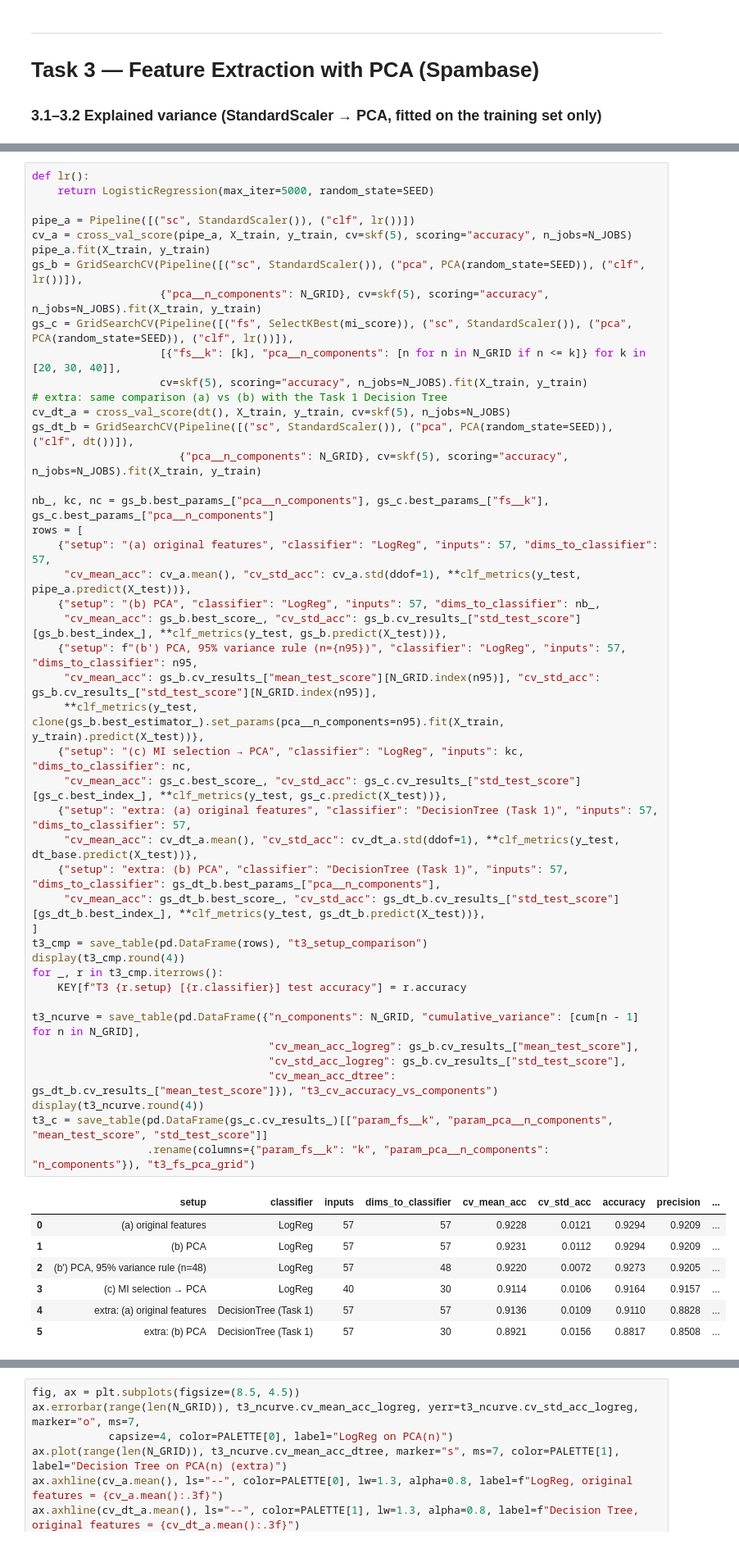
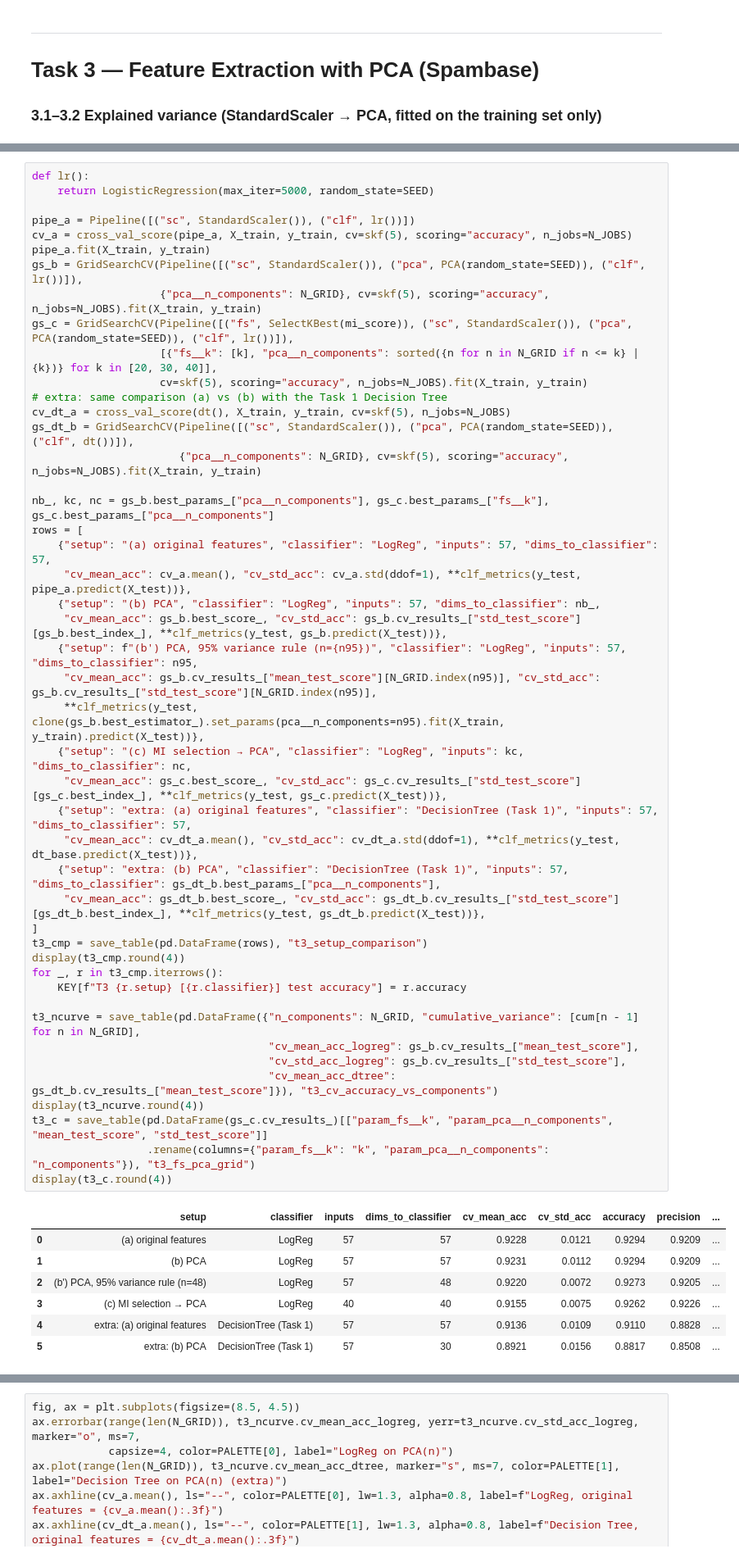
Before and after one commit to afel6/coe305-ml-project, a Jupyter notebook: notebook.ipynb, the cells around one changed output, grey strips where cells are left out. Shown at 82% size. Saved outputs shown, nothing was run; the diff lists cells and outputs as text.

```diff
--- a/notebook.ipynb
+++ b/notebook.ipynb
@@ -714,7 +765,7 @@ pipe_a.fit(X_train, y_train)
 gs_b = GridSearchCV(Pipeline([("sc", StandardScaler()), ("pca", PCA(random_state=SEED)), ("clf", lr())]),
                     {"pca__n_components": N_GRID}, cv=skf(5), scoring="accuracy", n_jobs=N_JOBS).fit(X_train, y_train)
 gs_c = GridSearchCV(Pipeline([("fs", SelectKBest(mi_score)), ("sc", StandardScaler()), ("pca", PCA(random_state=SEED)), ("clf", lr())]),
-                    [{"fs__k": [k], "pca__n_components": [n for n in N_GRID if n <= k]} for k in [20, 30, 40]],
+                    [{"fs__k": [k], "pca__n_components": sorted({n for n in N_GRID if n <= k} | {k})} for k in [20, 30, 40]],
                     cv=skf(5), scoring="accuracy", n_jobs=N_JOBS).fit(X_train, y_train)
 # extra: same comparison (a) vs (b) with the Task 1 Decision Tree
 cv_dt_a = cross_val_score(dt(), X_train, y_train, cv=skf(5), n_jobs=N_JOBS)
@@ -727,34 +778,35 @@ rows = [
      "cv_mean_acc": cv_a.mean(), "cv_std_acc": cv_a.std(ddof=1), **clf_metrics(y_test, pipe_a.predict(X_test))},
     {"setup": "(b) PCA", "classifier": "LogReg", "inputs": 57, "dims_to_classifier": nb_,
      "cv_mean_acc": gs_b.best_score_, "cv_std_acc": gs_b.cv_results_["std_test_score"][gs_b.best_index_], **clf_metrics(y_test, gs_b.predict(X_test))},
     {"setup": f"(b') PCA, 95% variance rule (n={n95})", "classifier": "LogReg", "inputs": 57, "dims_to_classifier": n95,
      "cv_mean_acc": gs_b.cv_results_["mean_test_score"][N_GRID.index(n95)], "cv_std_acc": gs_b.cv_results_["std_test_score"][N_GRID.index(n95)],
      **clf_metrics(y_test, clone(gs_b.best_estimator_).set_params(pca__n_components=n95).fit(X_train, y_train).predict(X_test))},
     {"setup": "(c) MI selection → PCA", "classifier": "LogReg", "inputs": kc, "dims_to_classifier": nc,
      "cv_mean_acc": gs_c.best_score_, "cv_std_acc": gs_c.cv_results_["std_test_score"][gs_c.best_index_], **clf_metrics(y_test, gs_c.predict(X_test))},
     {"setup": "extra: (a) original features", "classifier": "DecisionTree (Task 1)", "inputs": 57, "dims_to_classifier": 57,
      "cv_mean_acc": cv_dt_a.mean(), "cv_std_acc": cv_dt_a.std(ddof=1), **clf_metrics(y_test, dt_base.predict(X_test))},
     {"setup": "extra: (b) PCA", "classifier": "DecisionTree (Task 1)", "inputs": 57, "dims_to_classifier": gs_dt_b.best_params_["pca__n_components"],
      "cv_mean_acc": gs_dt_b.best_score_, "cv_std_acc": gs_dt_b.cv_results_["std_test_score"][gs_dt_b.best_index_], **clf_metrics(y_test, gs_dt_b.predict(X_test))},
 ]
 t3_cmp = save_table(pd.DataFrame(rows), "t3_setup_comparison")
 display(t3_cmp.round(4))
 for _, r in t3_cmp.iterrows():
     KEY[f"T3 {r.setup} [{r.classifier}] test accuracy"] = r.accuracy
 
 t3_ncurve = save_table(pd.DataFrame({"n_components": N_GRID, "cumulative_variance": [cum[n - 1] for n in N_GRID],
                                      "cv_mean_acc_logreg": gs_b.cv_results_["mean_test_score"],
                                      "cv_std_acc_logreg": gs_b.cv_results_["std_test_score"],
                                      "cv_mean_acc_dtree": gs_dt_b.cv_results_["mean_test_score"]}), "t3_cv_accuracy_vs_components")
 display(t3_ncurve.round(4))
 t3_c = save_table(pd.DataFrame(gs_c.cv_results_)[["param_fs__k", "param_pca__n_components", "mean_test_score", "std_test_score"]]
                   .rename(columns={"param_fs__k": "k", "param_pca__n_components": "n_components"}), "t3_fs_pca_grid")
+display(t3_c.round(4))
 # %% [output]
 |  | setup | classifier | inputs | dims_to_classifier | cv_mean_acc | cv_std_acc | accuracy | precision | ... |
 | 0 | (a) original features | LogReg | 57 | 57 | 0.9228 | 0.0121 | 0.9294 | 0.9209 | ... |
 | 1 | (b) PCA | LogReg | 57 | 57 | 0.9231 | 0.0112 | 0.9294 | 0.9209 | ... |
 | 2 | (b') PCA, 95% variance rule (n=48) | LogReg | 57 | 48 | 0.9220 | 0.0072 | 0.9273 | 0.9205 | ... |
-| 3 | (c) MI selection → PCA | LogReg | 40 | 30 | 0.9114 | 0.0106 | 0.9164 | 0.9157 | ... |
+| 3 | (c) MI selection → PCA | LogReg | 40 | 40 | 0.9155 | 0.0075 | 0.9262 | 0.9226 | ... |
 | 4 | extra: (a) original features | DecisionTree (Task 1) | 57 | 57 | 0.9136 | 0.0109 | 0.9110 | 0.8828 | ... |
 | 5 | extra: (b) PCA | DecisionTree (Task 1) | 57 | 30 | 0.8921 | 0.0156 | 0.8817 | 0.8508 | ... |
 |  | n_components | cumulative_variance | cv_mean_acc_logreg | cv_std_acc_logreg | cv_mean_acc_dtree |
```
Also changed, not shown: parts of 19 cells of this notebook, 10 other files.
